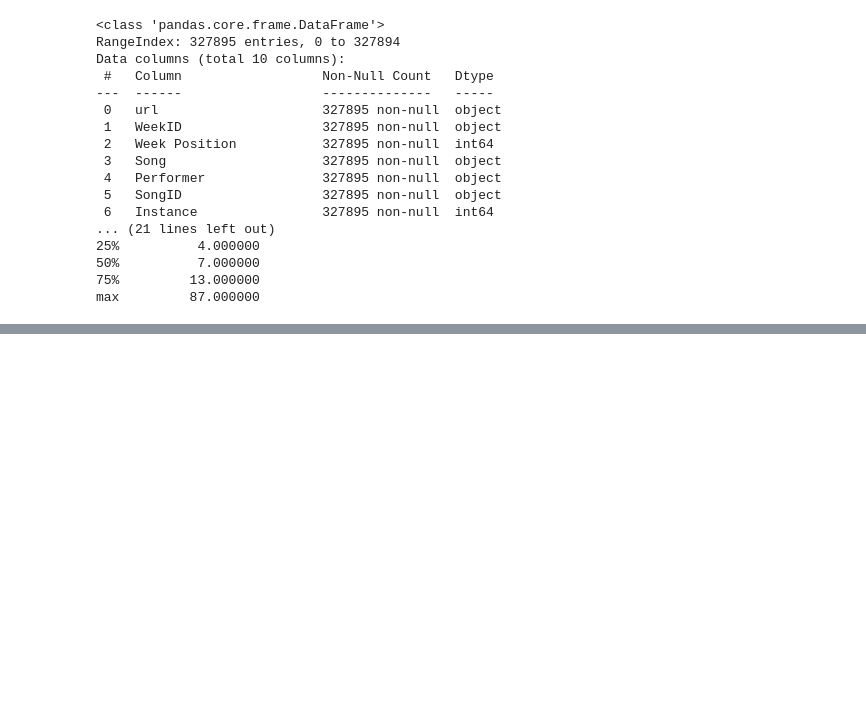
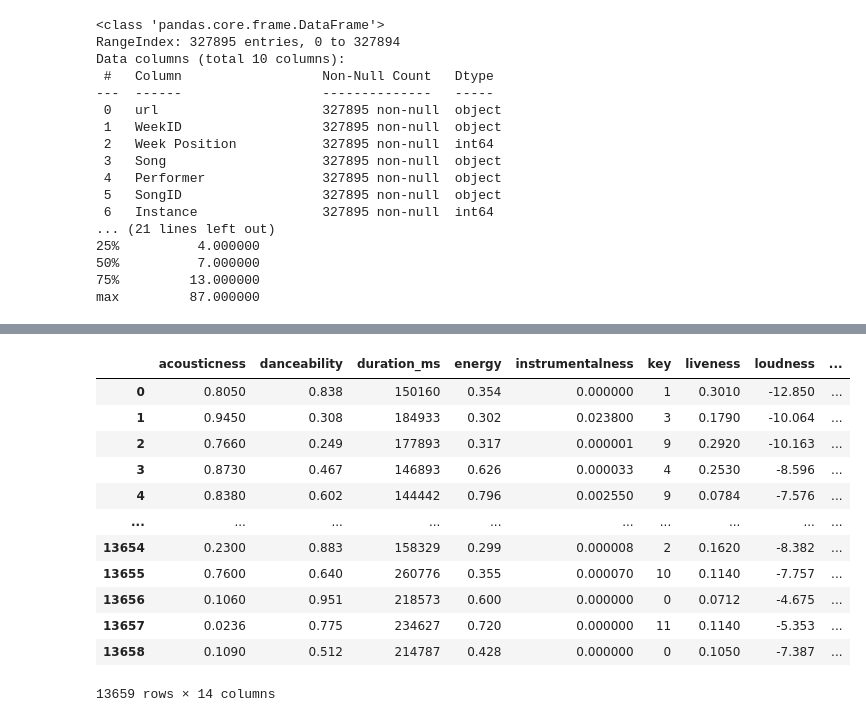
Before and after one commit to alexq1an/Song-Popularity-Analysis, a Jupyter notebook: CleanData.ipynb, the cells around one changed output, grey strips where cells are left out. Cells and saved outputs as stored; diff of their text form; code cells hidden in the pictures; blank space fills up the shorter version.

```diff
--- a/CleanData.ipynb
+++ b/CleanData.ipynb
@@ -182,0 +198,20 @@ combined_df.to_csv("result.csv", index = False)
+# %%
+test_df = combined_df.drop(columns=["year", "Song", "artists", "Week Position"])
+from sklearn.model_selection import train_test_split, GridSearchCV
+from sklearn.ensemble import RandomForestRegressor
+from sklearn.metrics import mean_squared_error, r2_score
+test_df
+# %% [output]
+|  | acousticness | danceability | duration_ms | energy | instrumentalness | key | liveness | loudness | ... |
+| 0 | 0.8050 | 0.838 | 150160 | 0.354 | 0.000000 | 1 | 0.3010 | -12.850 | ... |
+| 1 | 0.9450 | 0.308 | 184933 | 0.302 | 0.023800 | 3 | 0.1790 | -10.064 | ... |
+| 2 | 0.7660 | 0.249 | 177893 | 0.317 | 0.000001 | 9 | 0.2920 | -10.163 | ... |
+| 3 | 0.8730 | 0.467 | 146893 | 0.626 | 0.000033 | 4 | 0.2530 | -8.596 | ... |
+| 4 | 0.8380 | 0.602 | 144442 | 0.796 | 0.002550 | 9 | 0.0784 | -7.576 | ... |
+| ... | ... | ... | ... | ... | ... | ... | ... | ... | ... |
+| 13654 | 0.2300 | 0.883 | 158329 | 0.299 | 0.000008 | 2 | 0.1620 | -8.382 | ... |
+| 13655 | 0.7600 | 0.640 | 260776 | 0.355 | 0.000070 | 10 | 0.1140 | -7.757 | ... |
+| 13656 | 0.1060 | 0.951 | 218573 | 0.600 | 0.000000 | 0 | 0.0712 | -4.675 | ... |
+| 13657 | 0.0236 | 0.775 | 234627 | 0.720 | 0.000000 | 11 | 0.1140 | -5.353 | ... |
+| 13658 | 0.1090 | 0.512 | 214787 | 0.428 | 0.000000 | 0 | 0.1050 | -7.387 | ... |
+13659 rows × 14 columns
```
Also changed, not shown: parts of 6 cells of this notebook.
